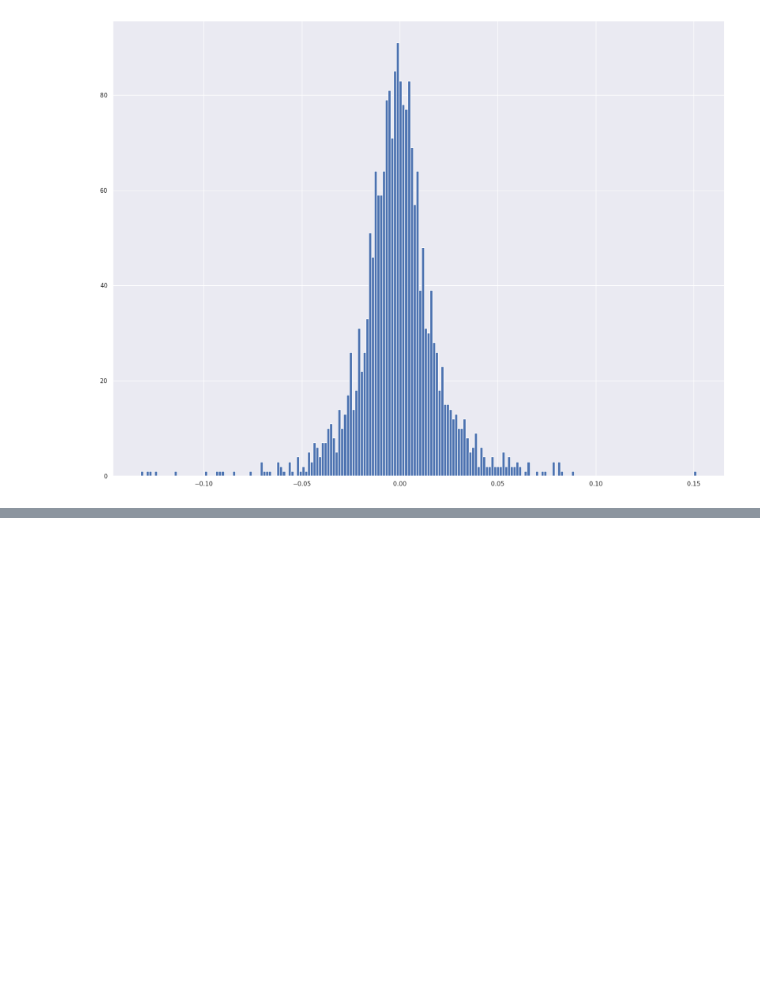
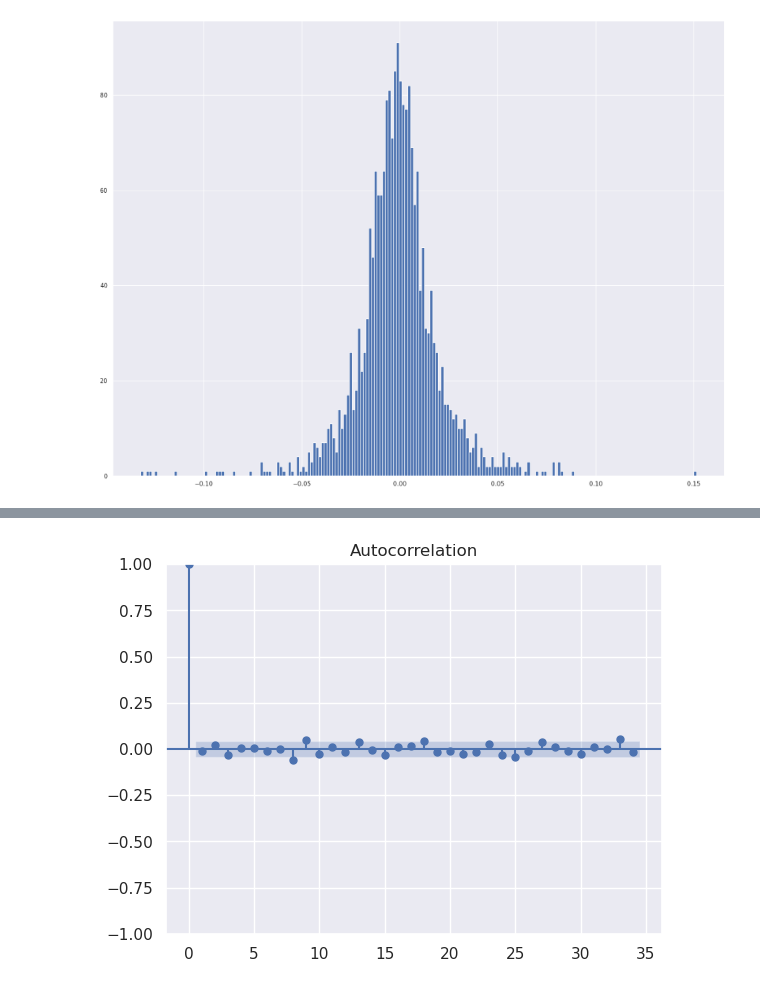
Before and after one commit to bhavinmoriya/Python-for-Financial-Analysis-and-Algorithmic-Trading, a Jupyter notebook: statistics-in-finance.ipynb, the cells around one changed output, grey strips where cells are left out. Cells and saved outputs as stored; diff of their text form; code cells hidden in the pictures; blank space fills up the shorter version.

```diff
--- a/statistics-in-finance.ipynb
+++ b/statistics-in-finance.ipynb
@@ -82,0 +112,4 @@ plt.hist(log_ret, bins=200);
+# %%
+plot_acf(log_ret.dropna());
+# %% [output]
+[figure, added]
```
Also changed, not shown: parts of 18 cells of this notebook.
